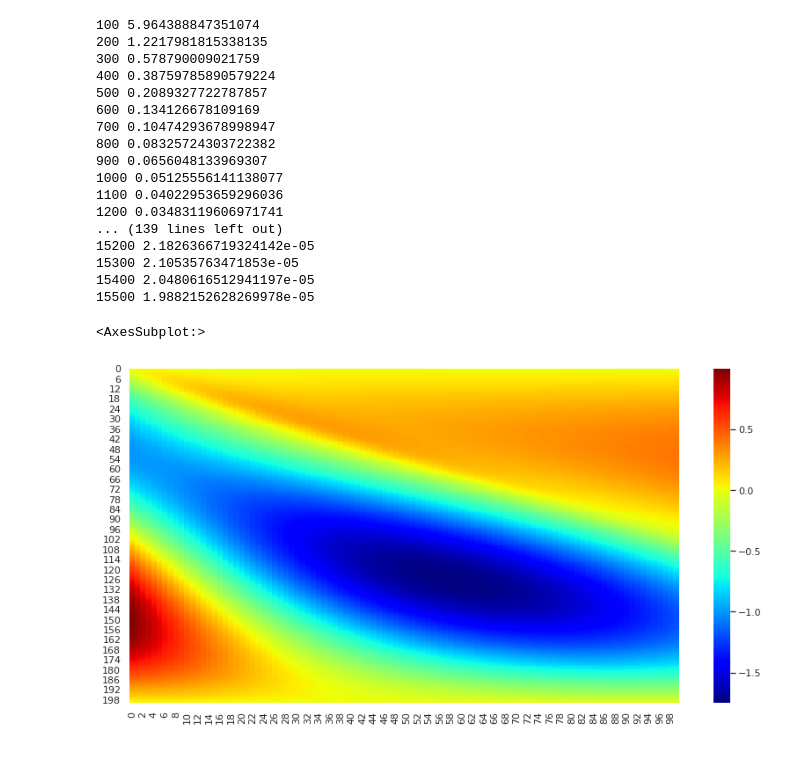
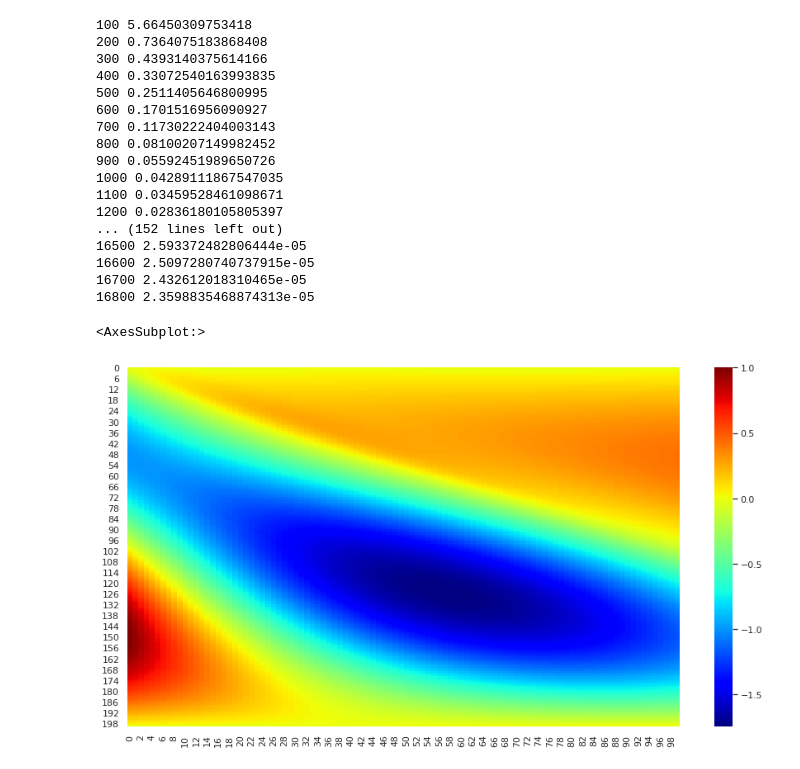
Before and after one commit to yemaedahrav/PINN, a Jupyter notebook: Diffusion/Diffusion.ipynb, the cells around one changed output. Cells and saved outputs as stored; diff of their text form; code cells hidden in the pictures.

```diff
--- a/Diffusion/Diffusion.ipynb
+++ b/Diffusion/Diffusion.ipynb
@@ -31,9 +31,7 @@ class NN(nn.Module):
         layers = [('input', torch.nn.Linear(input_size, hidden_size))]
         layers.append(('input_activation', act()))
         for i in range(depth):
-            layers.append(
-                ('hidden_%d' % i, torch.nn.Linear(hidden_size, hidden_size))
-            )
+            layers.append(('hidden_%d' % i, torch.nn.Linear(hidden_size, hidden_size)))
             layers.append(('activation_%d' % i, act()))
         layers.append(('output', torch.nn.Linear(hidden_size, output_size)))
 
@@ -56,10 +54,10 @@ class Net:
             act=torch.nn.Tanh
         ).to(device)
 
-        self.h = 0.1
-        self.k = 0.1
-        x = torch.arange(-1, 1 + self.h, self.h)
-        t = torch.arange(0, 1 + self.k, self.k)
+        self.h = 0.01
+        self.k = 0.01
+        x = torch.arange(-1, 1, self.h)
+        t = torch.arange(0, 1, self.k)
         #print("x: ", x.shape, "t: ", t.shape)
 
         # exact solution
@@ -136,23 +134,23 @@ class Net:
 net = Net()
 net.train()
 # %% [output]
-100 5.964388847351074
-200 1.2217981815338135
-300 0.578790009021759
-400 0.38759785890579224
-500 0.2089327722787857
-600 0.134126678109169
-700 0.10474293678998947
-800 0.08325724303722382
-900 0.0656048133969307
-1000 0.05125556141138077
-1100 0.04022953659296036
-1200 0.03483119606971741
-... (139 lines left out)
-15200 2.1826366719324142e-05
-15300 2.10535763471853e-05
-15400 2.0480616512941197e-05
-15500 1.9882152628269978e-05
+100 5.66450309753418
+200 0.7364075183868408
+300 0.4393140375614166
+400 0.33072540163993835
+500 0.2511405646800995
+600 0.1701516956090927
+700 0.11730222404003143
+800 0.08100207149982452
+900 0.05592451989650726
+1000 0.04289111867547035
+1100 0.03459528461098671
+1200 0.02836180105805397
+... (152 lines left out)
+16500 2.593372482806444e-05
+16600 2.5097280740737915e-05
+16700 2.432612018310465e-05
+16800 2.3598835468874313e-05
 # %%
 h = 0.01
 k = 0.01
@@ -168,11 +166,11 @@ model.eval()
 with torch.no_grad():
     y_pred = model(X).reshape(len(x), len(t)).cpu().numpy()
 # %%
-sns.set(rc={'figure.figsize': (14, 7)})
+sns.set(rc={'figure.figsize': (15, 8)})
 sns.heatmap(y_pred, cmap='jet')
 # %% [output]
 <AxesSubplot:>
-[figure, old version]
+[figure, new version]
 # %%
 mat = {'v': y_pred}
 scipy.io.savemat('diffusion_pinn.mat', mat)
```
Also changed, not shown: 5 other files.
